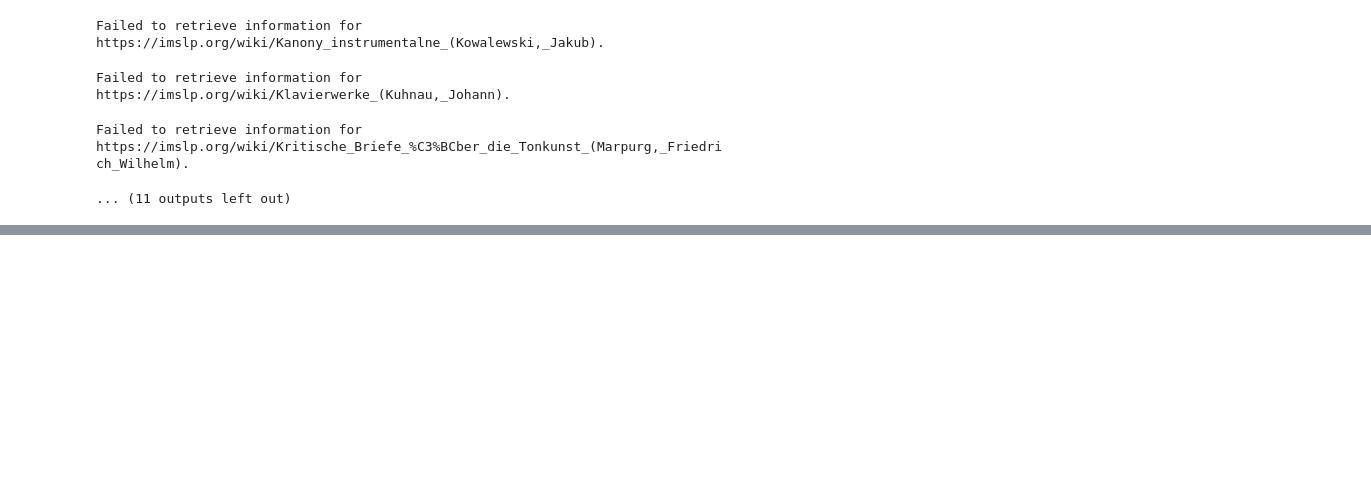
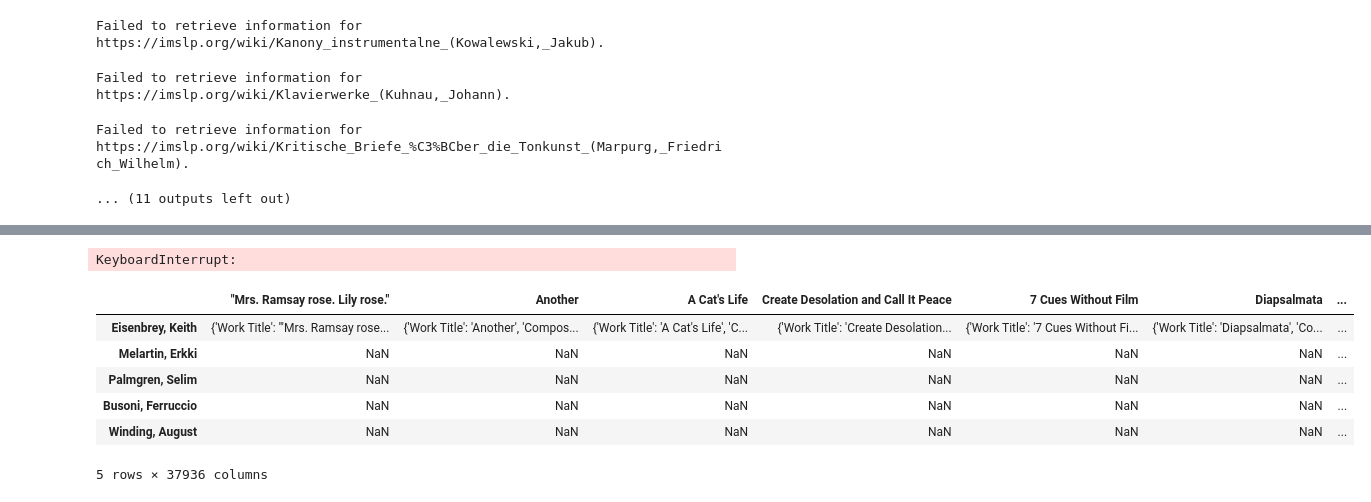
Before and after one commit to HMC-MIR/MMCSR, a Jupyter notebook: scrape_metadata.ipynb, the cells around one changed output, grey strips where cells are left out. Drawn from its saved outputs; the diff is of its cells as text; code cells hidden in the pictures; blank space fills up the shorter version.

```diff
--- a/scrape_metadata.ipynb
+++ b/scrape_metadata.ipynb
@@ -548,3 +548,6 @@ solo_piano_dict = get_gen_info_solo(solo_piano_list, instrument='Piano')
 
 with open('solo_piano_metadata.pkl', 'wb') as f:
     pickle.dump(solo_piano_dict, f)
+# %%
+with open('solo_piano_metadata.pkl', 'rb') as f:
+    solo_piano_dict = pickle.load(f)
@@ -550,0 +572,14 @@ with open('solo_piano_metadata.pkl', 'wb') as f:
+# %%
+df_solo_piano = pd.DataFrame.from_dict(solo_piano_dict, orient='index')
+# %% [output]
+KeyboardInterrupt:
+# %%
+df_solo_piano.head()
+# %% [output]
+|  | "Mrs. Ramsay rose. Lily rose." | Another | A Cat's Life | Create Desolation and Call It Peace | 7 Cues Without Film | Diapsalmata | ... |
+| Eisenbrey, Keith | {'Work Title': '"Mrs. Ramsay rose... | {'Work Title': 'Another', 'Compos... | {'Work Title': 'A Cat's Life', 'C... | {'Work Title': 'Create Desolation... | {'Work Title': '7 Cues Without Fi... | {'Work Title': 'Diapsalmata', 'Co... | ... |
+| Melartin, Erkki | NaN | NaN | NaN | NaN | NaN | NaN | ... |
+| Palmgren, Selim | NaN | NaN | NaN | NaN | NaN | NaN | ... |
+| Busoni, Ferruccio | NaN | NaN | NaN | NaN | NaN | NaN | ... |
+| Winding, August | NaN | NaN | NaN | NaN | NaN | NaN | ... |
+5 rows × 37936 columns
```
Also changed, not shown: parts of 1 cell of this notebook, 1 other file.
